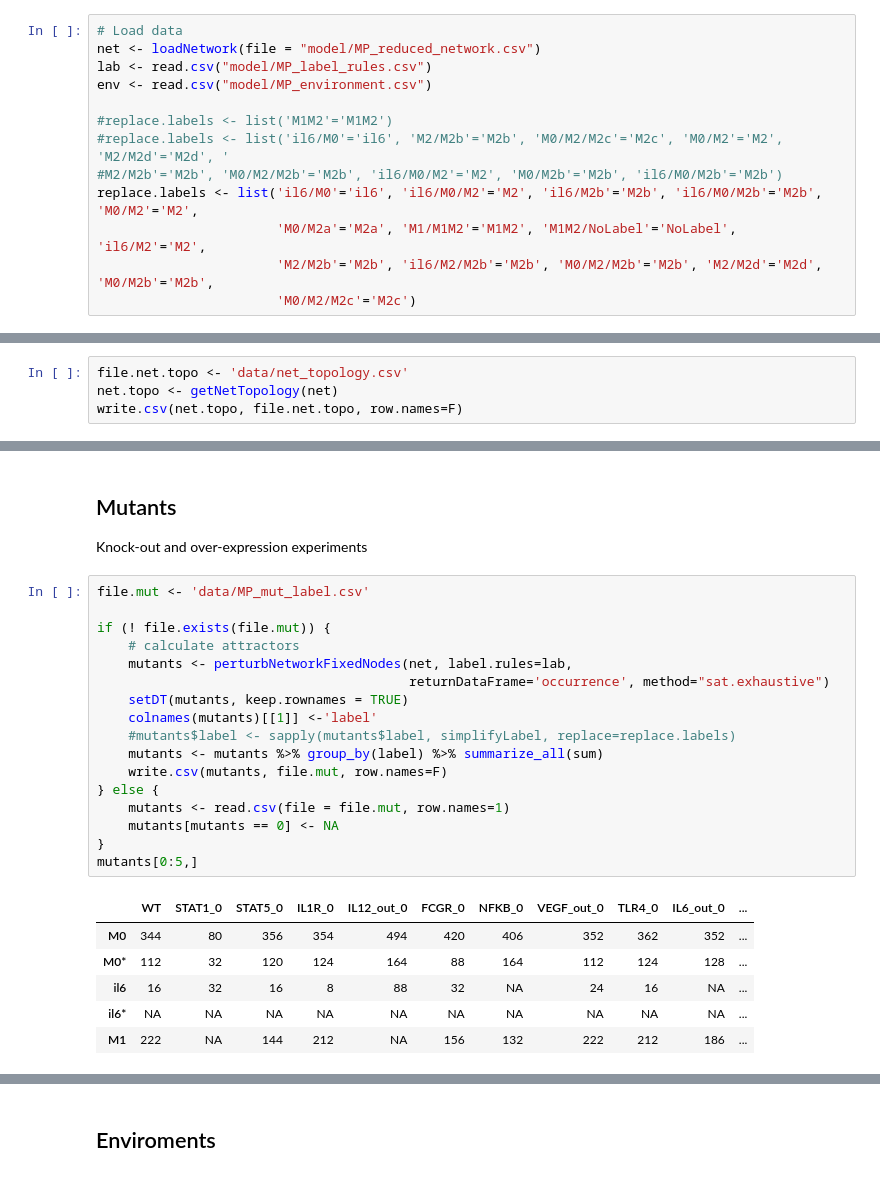
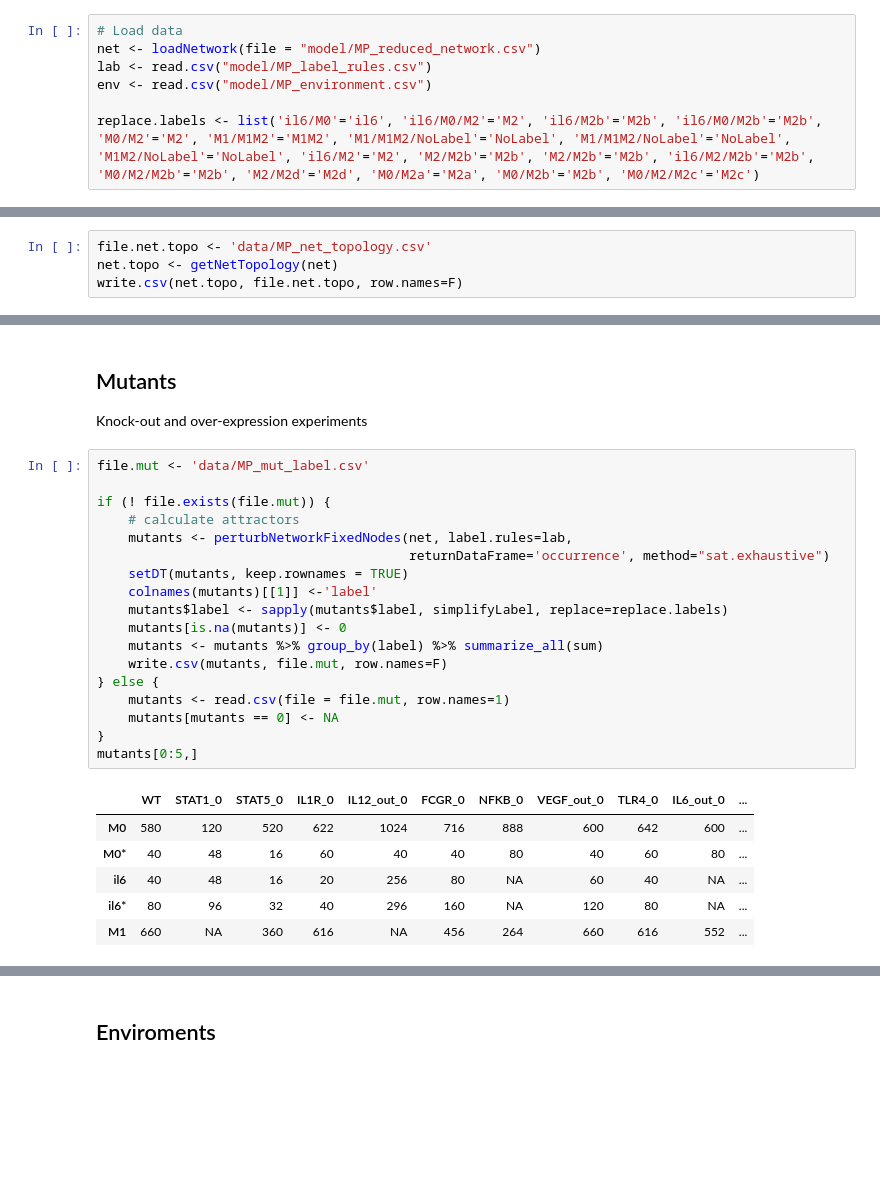
Before and after one commit to Laboratorio-de-Biologia-Computacional/Macrophage_Differentiation, a Jupyter notebook: MP_network.ipynb, the cells around one changed output, grey strips where cells are left out. Cells and saved outputs as stored; diff of their text form; blank space fills up the shorter version.

```diff
--- a/MP_network.ipynb
+++ b/MP_network.ipynb
@@ -41,13 +41,7 @@ net <- loadNetwork(file = "model/MP_reduced_network.csv")
 lab <- read.csv("model/MP_label_rules.csv")
 env <- read.csv("model/MP_environment.csv")
 
-#replace.labels <- list('M1M2'='M1M2')
-#replace.labels <- list('il6/M0'='il6', 'M2/M2b'='M2b', 'M0/M2/M2c'='M2c', 'M0/M2'='M2', 'M2/M2d'='M2d', '
-#M2/M2b'='M2b', 'M0/M2/M2b'='M2b', 'il6/M0/M2'='M2', 'M0/M2b'='M2b', 'il6/M0/M2b'='M2b')
-replace.labels <- list('il6/M0'='il6', 'il6/M0/M2'='M2', 'il6/M2b'='M2b', 'il6/M0/M2b'='M2b', 'M0/M2'='M2',
-                       'M0/M2a'='M2a', 'M1/M1M2'='M1M2', 'M1M2/NoLabel'='NoLabel', 'il6/M2'='M2',
-                       'M2/M2b'='M2b', 'il6/M2/M2b'='M2b', 'M0/M2/M2b'='M2b', 'M2/M2d'='M2d', 'M0/M2b'='M2b',
-                       'M0/M2/M2c'='M2c')
+replace.labels <- list('il6/M0'='il6', 'il6/M0/M2'='M2', 'il6/M2b'='M2b', 'il6/M0/M2b'='M2b', 'M0/M2'='M2', 'M1/M1M2'='M1M2', 'M1/M1M2/NoLabel'='NoLabel', 'M1/M1M2/NoLabel'='NoLabel', 'M1M2/NoLabel'='NoLabel', 'il6/M2'='M2', 'M2/M2b'='M2b', 'M2/M2b'='M2b', 'il6/M2/M2b'='M2b', 'M0/M2/M2b'='M2b', 'M2/M2d'='M2d', 'M0/M2a'='M2a', 'M0/M2b'='M2b', 'M0/M2/M2c'='M2c')
 # %%
 simplifyLabel <- function(old, sep='/', mark='*', replace.labels=NULL) {
     # separate abd simplify
@@ -101,5 +95,5 @@ Network was simplified with GINsim, topologY was obtained with BoolNetPerturb an
 # %%
-file.net.topo <- 'data/net_topology.csv'
+file.net.topo <- 'data/MP_net_topology.csv'
 net.topo <- getNetTopology(net)
 write.csv(net.topo, file.net.topo, row.names=F)
 # %% [markdown]
@@ -253,27 +254,28 @@ Knock-out and over-expression experiments
 # %%
 file.mut <- 'data/MP_mut_label.csv'
 
 if (! file.exists(file.mut)) {
     # calculate attractors
     mutants <- perturbNetworkFixedNodes(net, label.rules=lab,
                                         returnDataFrame='occurrence', method="sat.exhaustive")
     setDT(mutants, keep.rownames = TRUE)
     colnames(mutants)[[1]] <-'label'
-    #mutants$label <- sapply(mutants$label, simplifyLabel, replace=replace.labels)
+    mutants$label <- sapply(mutants$label, simplifyLabel, replace=replace.labels)
+    mutants[is.na(mutants)] <- 0
     mutants <- mutants %>% group_by(label) %>% summarize_all(sum)
     write.csv(mutants, file.mut, row.names=F)
 } else {
     mutants <- read.csv(file = file.mut, row.names=1)
     mutants[mutants == 0] <- NA
 }
 mutants[0:5,]
 # %% [output]
 |  | WT | STAT1_0 | STAT5_0 | IL1R_0 | IL12_out_0 | FCGR_0 | NFKB_0 | VEGF_out_0 | TLR4_0 | IL6_out_0 | ... |
-| M0 | 344 | 80 | 356 | 354 | 494 | 420 | 406 | 352 | 362 | 352 | ... |
-| M0* | 112 | 32 | 120 | 124 | 164 | 88 | 164 | 112 | 124 | 128 | ... |
-| il6 | 16 | 32 | 16 | 8 | 88 | 32 | NA | 24 | 16 | NA | ... |
-| il6* | NA | NA | NA | NA | NA | NA | NA | NA | NA | NA | ... |
-| M1 | 222 | NA | 144 | 212 | NA | 156 | 132 | 222 | 212 | 186 | ... |
+| M0 | 580 | 120 | 520 | 622 | 1024 | 716 | 888 | 600 | 642 | 600 | ... |
+| M0* | 40 | 48 | 16 | 60 | 40 | 40 | 80 | 40 | 60 | 80 | ... |
+| il6 | 40 | 48 | 16 | 20 | 256 | 80 | NA | 60 | 40 | NA | ... |
+| il6* | 80 | 96 | 32 | 40 | 296 | 160 | NA | 120 | 80 | NA | ... |
+| M1 | 660 | NA | 360 | 616 | NA | 456 | 264 | 660 | 616 | 552 | ... |
 # %%
 file.mut.pdf = 'images/MP_mut_label.pdf'
 normalize = F
```
Also changed, not shown: parts of 13 cells of this notebook, 48 other files.
